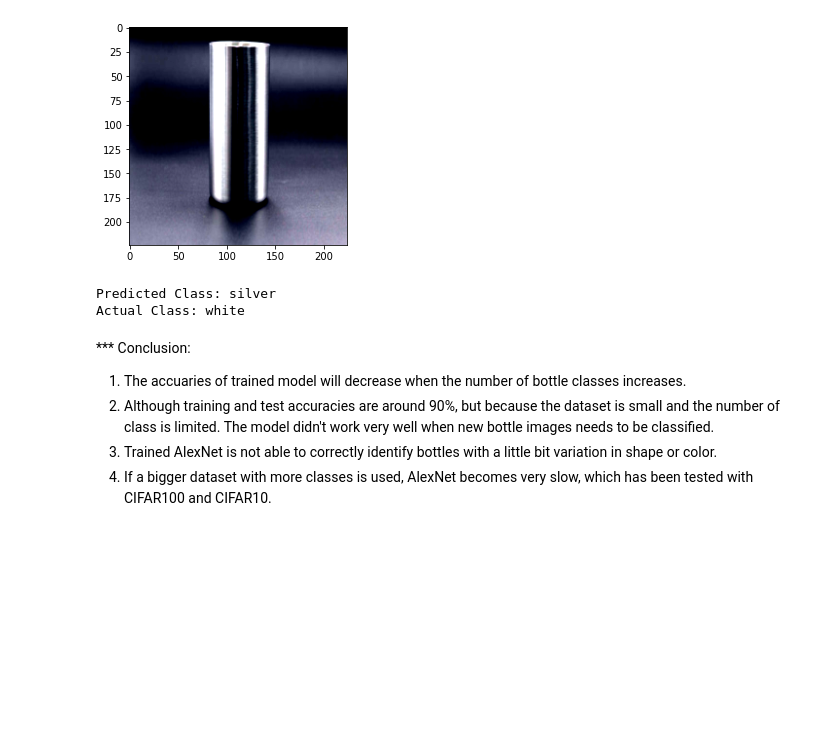
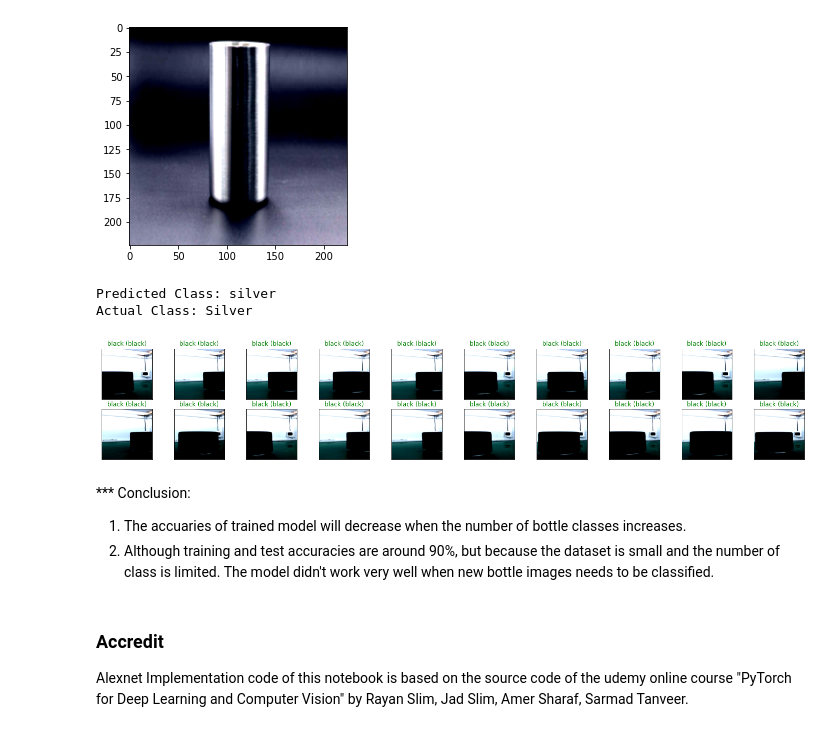
Before and after one commit to MM2021-811/ImageIdentification, a Jupyter notebook: Alexnet_4bottle.ipynb, the cells around one changed output. Drawn from its saved outputs; the diff is of its cells as text; code cells hidden in the pictures; blank space fills up the shorter version.

Commit message:
Alexnet implementation code

```diff
--- a/Alexnet_4bottle.ipynb
+++ b/Alexnet_4bottle.ipynb
@@ -278,17 +278,34 @@ plt.imshow(im_convert(img2))
 <matplotlib.image.AxesImage at 0x...>
 [figure]
 # %%
-image2 = img2.to(device).unsqueeze(0)
-output = model(image2)
+image3 = img3.to(device).unsqueeze(0)
+output = model(image3)
 _, pred = torch.max(output, 1)
 print(f'Predicted Class: {classes[pred.item()]}')
-print('Actual Class: white')
+print('Actual Class: Silver')
 # %% [output]
 Predicted Class: silver
-Actual Class: white
+Actual Class: Silver
+# %%
+dataiter = iter(validation_loader)
+images, labels = dataiter.next()
+images = images.to(device)
+lables = labels.to(device)
+output = model(images)
+_, preds = torch.max(output, 1)
+
+fig = plt.figure(figsize=(25, 4))
+
+for idx in np.arange(20):
+  ax = fig.add_subplot(2, 10, idx+1, xticks=[], yticks=[])
+  plt.imshow(im_convert(images[idx]))
+  ax.set_title("{} ({})".format(str(classes[preds[idx].item()]), str(classes[labels[idx].item()])), color = ("green" if preds[idx]==labels[idx] else "red"))
+# %% [output]
+[figure, added]
 # %% [markdown]
 *** Conclusion:
 1. The accuaries of trained model will decrease when the number of bottle classes increases.
 2. Although training and test accuracies are around 90%, but because the dataset is small and the number of class is limited. The model didn't work very well when new bottle images needs to be classified.
-3. Trained AlexNet is not able to correctly identify bottles with a little bit variation in shape or color.
-4. If a bigger dataset with more classes is used, AlexNet becomes very slow, which has been tested with CIFAR100 and CIFAR10.
+# %% [markdown]
+### Accredit
+Alexnet Implementation code of this notebook is based on the source code of the udemy online course "PyTorch for Deep Learning and Computer Vision" by Rayan Slim, Jad Slim, Amer Sharaf, Sarmad Tanveer.
```
Also changed, not shown: parts of 10 cells of this notebook, 2 other files.
